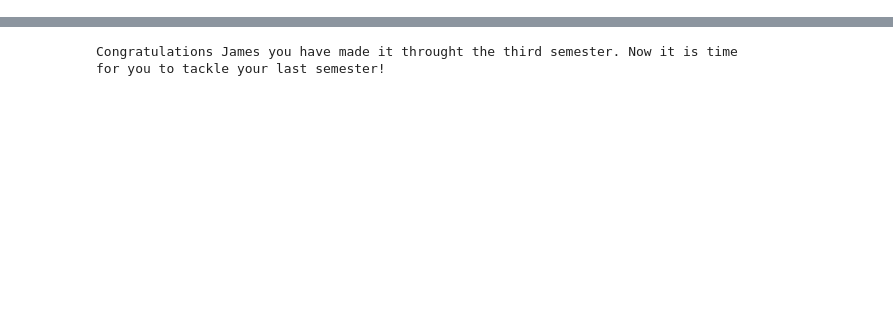
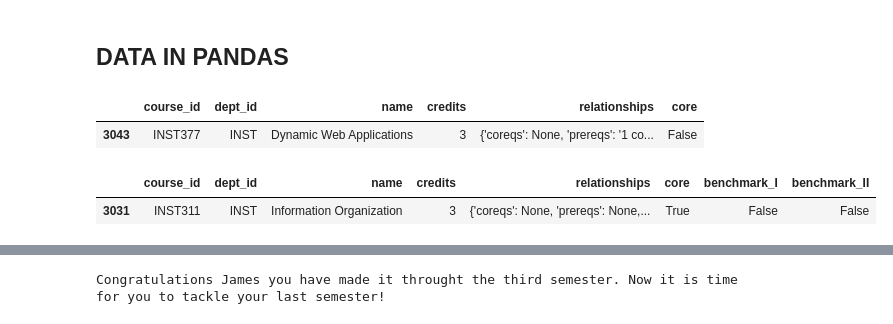
Before and after one commit to Chonathon/INST326-Final-Project, a Jupyter notebook: Ekow.ipynb, the cells around one changed output, grey strips where cells are left out. Cells and saved outputs as stored; diff of their text form; code cells hidden in the pictures; blank space fills up the shorter version.

```diff
--- a/Ekow.ipynb
+++ b/Ekow.ipynb
@@ -30,3 +31,5 @@ two upper level classes of choice
 
 
 Which means students are only required to take 3 upper level classes in the 4th semester plus INST 490.
+# %% [markdown]
+## DATA IN PANDAS
@@ -32,0 +63,47 @@ Which means students are only required to take 3 upper level classes in the 4th
+# %%
+
+core = False
+
+inst_prgm["core"] = core
+
+inst_prgm.loc[inst_prgm['course_id'] == 'INST201', ['core']] = True
+inst_prgm.loc[inst_prgm['course_id'] == 'INST311', ['core']] = True
+inst_prgm.loc[inst_prgm['course_id'] == 'INST314', ['core']] = True
+inst_prgm.loc[inst_prgm['course_id'] == 'INST326', ['core']] = True
+inst_prgm.loc[inst_prgm['course_id'] == 'INST327', ['core']] = True
+inst_prgm.loc[inst_prgm['course_id'] == 'INST335', ['core']] = True
+inst_prgm.loc[inst_prgm['course_id'] == 'INST346', ['core']] = True
+inst_prgm.loc[inst_prgm['course_id'] == 'INST352', ['core']] = True
+inst_prgm.loc[inst_prgm['course_id'] == 'INST362', ['core']] = True
+inst_prgm.loc[inst_prgm['course_id'] == 'INST490', ['core']] = True
+
+inst_prgm[inst_prgm["course_id"] == "INST377"]
+# %% [output]
+|  | course_id | dept_id | name | credits | relationships | core |
+| 3043 | INST377 | INST | Dynamic Web Applications | 3 | {'coreqs': None, 'prereqs': '1 co... | False |
+# %%
+benchmark_I = False
+
+inst_prgm["benchmark_I"] = benchmark_I
+
+inst_prgm.loc[inst_prgm['course_id'] == 'MATH115', ['benchmark_I']] = True
+inst_prgm.loc[inst_prgm['course_id'] == 'PSYCH100', ['benchmark_I']] = True
+
+
+
+benchmark_II = False
+
+inst_prgm["benchmark_II"] = benchmark_II
+
+inst_prgm.loc[inst_prgm['course_id'] == 'STAT100', ['benchmark_II']] = True
+inst_prgm.loc[inst_prgm['course_id'] == 'INST126', ['benchmark_II']] = True
+inst_prgm.loc[inst_prgm['course_id'] == 'INST201', ['benchmark_II']] = True
+
+
+
+
+
+    #inst_prgm[inst_prgm["course_id"] == "INST311"]
+# %% [output]
+|  | course_id | dept_id | name | credits | relationships | core | benchmark_I | benchmark_II |
+| 3031 | INST311 | INST | Information Organization | 3 | {'coreqs': None, 'prereqs': None,... | True | False | False |
```
Also changed, not shown: parts of 18 cells of this notebook.
